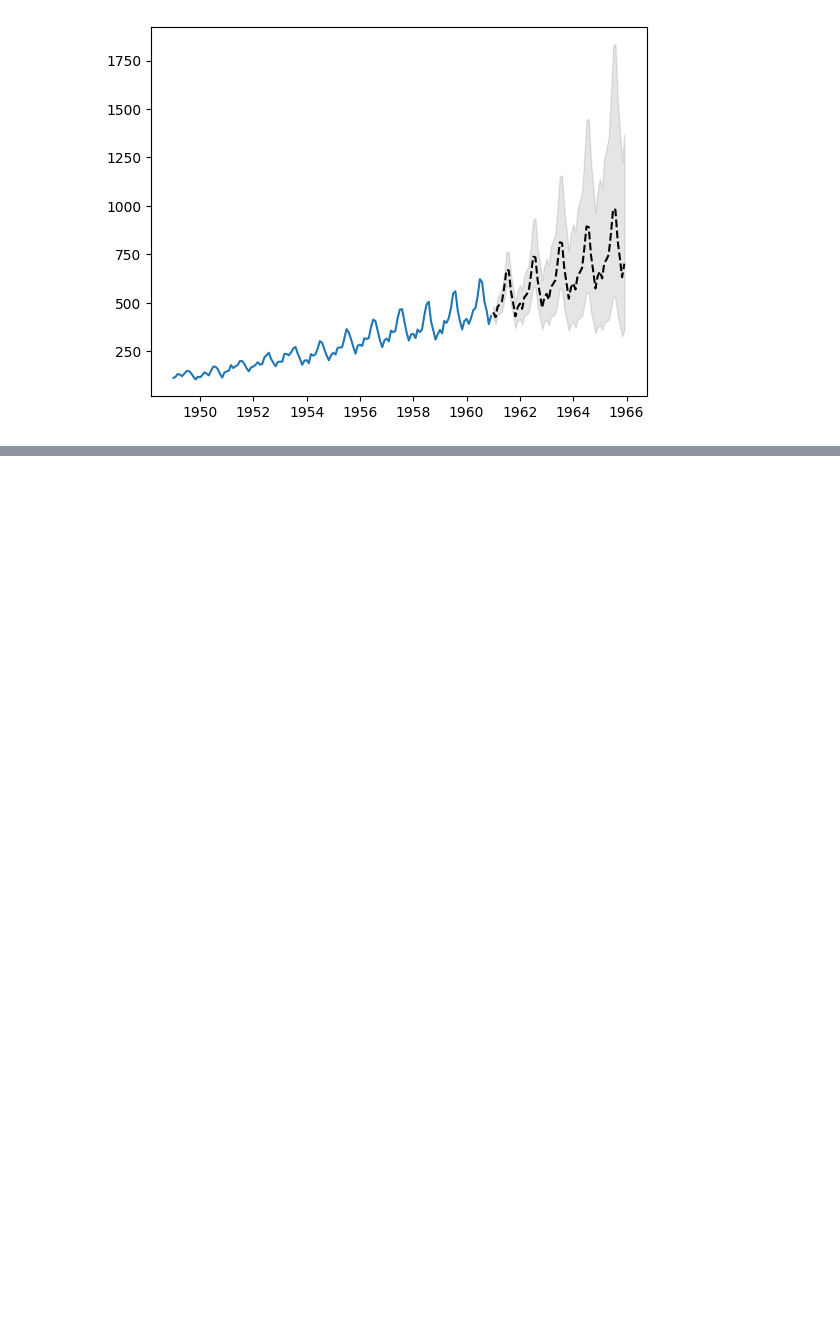
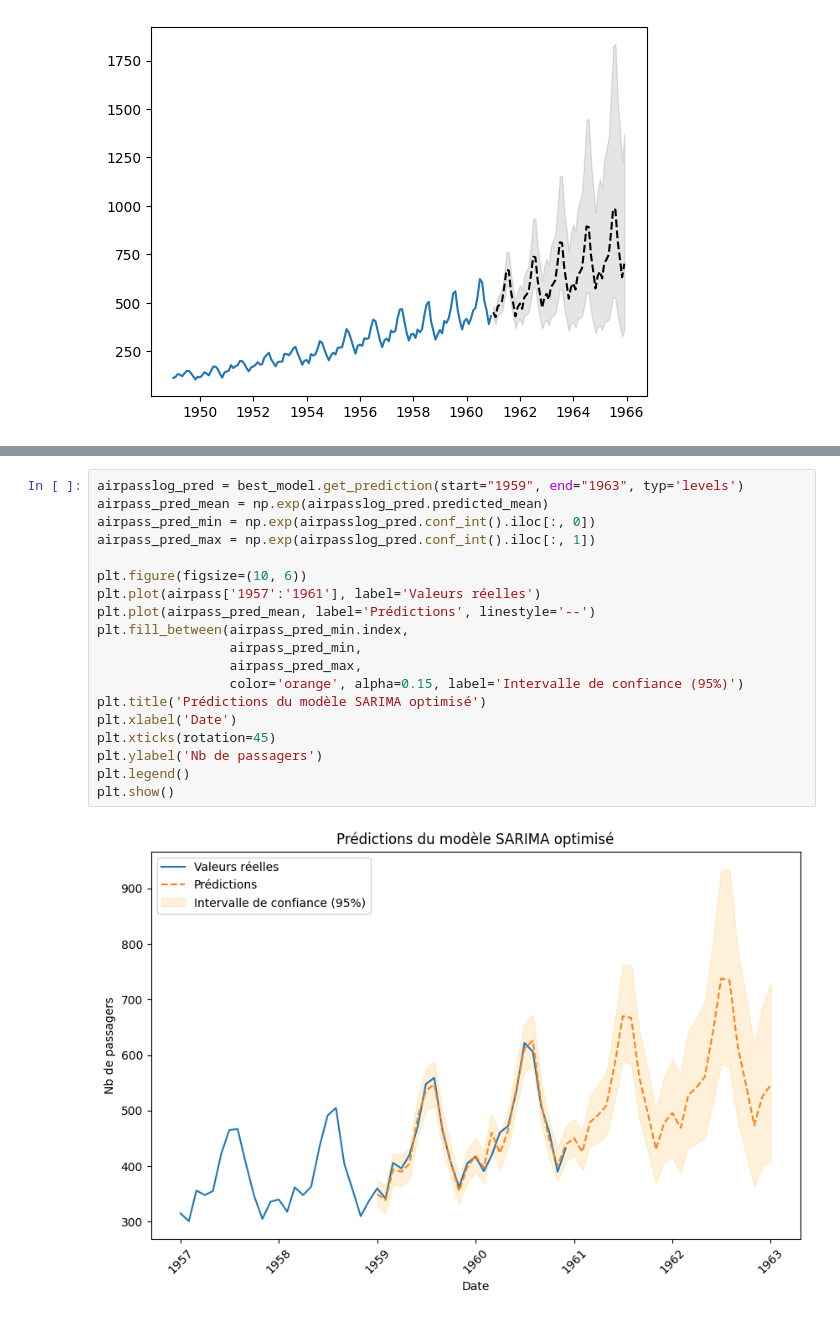
Before and after one commit to Max13500/DS-Machine-Learning, a Jupyter notebook: Series-temporelles/SARIMA_AirPassengers.ipynb, the cells around one changed output, grey strips where cells are left out. Cells and saved outputs as stored; diff of their text form; blank space fills up the shorter version.

```diff
--- a/Series-temporelles/SARIMA_AirPassengers.ipynb
+++ b/Series-temporelles/SARIMA_AirPassengers.ipynb
@@ -228,0 +270,21 @@ plt.show()
+# %%
+airpasslog_pred = best_model.get_prediction(start="1959", end="1963", typ='levels')
+airpass_pred_mean = np.exp(airpasslog_pred.predicted_mean)
+airpass_pred_min = np.exp(airpasslog_pred.conf_int().iloc[:, 0])
+airpass_pred_max = np.exp(airpasslog_pred.conf_int().iloc[:, 1])
+
+plt.figure(figsize=(10, 6))
+plt.plot(airpass['1957':'1961'], label='Valeurs réelles')
+plt.plot(airpass_pred_mean, label='Prédictions', linestyle='--')
+plt.fill_between(airpass_pred_min.index,
+                 airpass_pred_min,
+                 airpass_pred_max,
+                 color='orange', alpha=0.15, label='Intervalle de confiance (95%)')
+plt.title('Prédictions du modèle SARIMA optimisé')
+plt.xlabel('Date')
+plt.xticks(rotation=45)
+plt.ylabel('Nb de passagers')
+plt.legend()
+plt.show()
+# %% [output]
+[figure, added]
```
Also changed, not shown: parts of 4 cells of this notebook.
